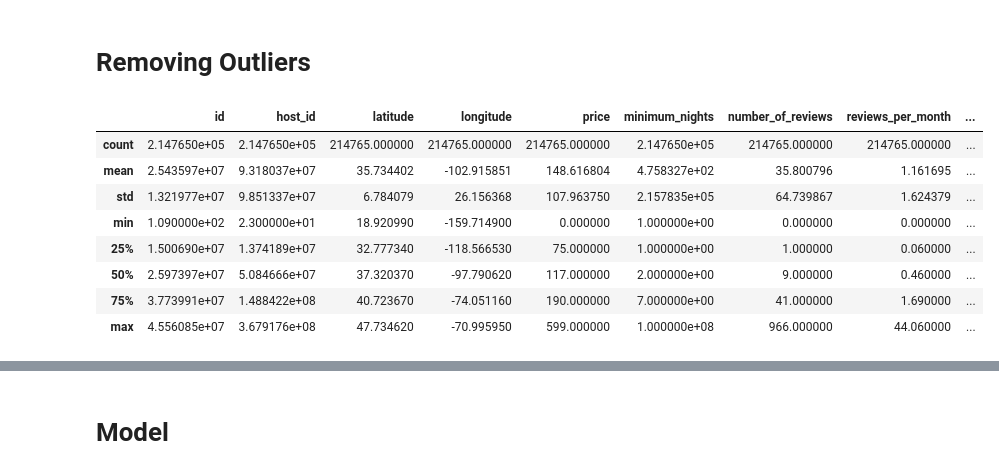
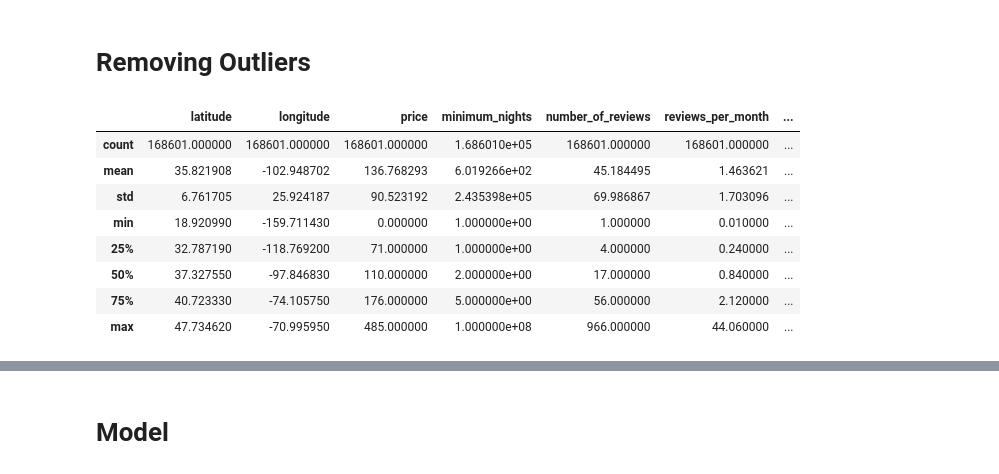
Before and after one commit to cLineman/Rental-Property-Prediction-Model, a Jupyter notebook: Working Notebooks/Models.ipynb, the cells around one changed output, grey strips where cells are left out. Drawn from its saved outputs; the diff is of its cells as text; code cells hidden in the pictures.

Commit message:
inital model and encoding complete

```diff
--- a/Working Notebooks/Models.ipynb
+++ b/Working Notebooks/Models.ipynb
@@ -8,7 +8,10 @@ import zipfile
 import scipy.stats as st
 import math
 from wordcloud import WordCloud, STOPWORDS
-
+from datetime import datetime
+from xgboost import XGBRegressor
+from sklearn.model_selection import train_test_split
+import scipy.stats as stats
 
 # suppress futurewarnings from statistical packages
 import warnings
@@ -41,7 +44,10 @@ airbnbDS = pd.read_csv("Dataset/unZipped/AB_US_2020.csv")
 
 airbnbDS = airbnbDS.drop("neighbourhood_group", axis = 1)
 
-airbnbDS = airbnbDS.fillna(value= {'name': 'N/A', 'host_name':'N/A', 'reviews_per_month': 0, 'last_review' : '00/00/00'})
+
+airbnbDS = airbnbDS.fillna(value= {'name': 'N/A', 'host_name':'N/A', 'reviews_per_month': 0})
+
+airbnbDS = airbnbDS.dropna()
 
 room_ID_dic = {'Entire home/apt': 1, 'Private room': 2,'Shared room': 3, 'Hotel room': 4}
 
@@ -57,6 +63,12 @@ city_ID_dic = {'Asheville' : 1, 'Austin' : 2, 'Boston' :3, 'Broward County' :4,
 
 
 airbnbDS['city_ID'] = airbnbDS['city'].apply(lambda x: city_ID_dic[x])
+
+airbnbDS['last_review'] = pd.to_datetime(airbnbDS['last_review'])
+
+airbnbDS['days_since_last_review'] = datetime.now() - airbnbDS['last_review']
+
+airbnbDS['days_since_last_review'] = airbnbDS['days_since_last_review'].dt.days
 # %% [output]
 [interactive output not drawn]
 Extracted all
@@ -109,6 +122,7 @@ modelDS = modelDS.drop('host_name', axis =1)
 modelDS = modelDS.drop('neighbourhood', axis =1)
 modelDS = modelDS.drop('room_type', axis =1)
 modelDS = modelDS.drop('city', axis =1)
+modelDS = modelDS.drop('last_review', axis =1)
 # %%
 modelDS
 # %% [output]
@@ -131,5 +160,5 @@ modelDS
 # Removing outliers
 lower_bound = .0
 upper_bound = .95
-airbnbDS = airbnbDS[airbnbDS['price'].between(airbnbDS['price'].quantile(lower_bound), \
-            airbnbDS['price'].quantile(upper_bound), inclusive=True)].reset_index(drop=True)
+modelDS = modelDS[modelDS['price'].between(modelDS['price'].quantile(lower_bound), \
+            modelDS['price'].quantile(upper_bound), inclusive=True)].reset_index(drop=True)
@@ -136,12 +169,12 @@ airbnbDS = airbnbDS[airbnbDS['price'].between(airbnbDS['price'].quantile(lower_b
 # %%
-airbnbDS.describe()
+modelDS.describe()
 # %% [output]
-|  | id | host_id | latitude | longitude | price | minimum_nights | number_of_reviews | reviews_per_month | ... |
-| count | 2.147650e+05 | 2.147650e+05 | 214765.000000 | 214765.000000 | 214765.000000 | 2.147650e+05 | 214765.000000 | 214765.000000 | ... |
-| mean | 2.543597e+07 | 9.318037e+07 | 35.734402 | -102.915851 | 148.616804 | 4.758327e+02 | 35.800796 | 1.161695 | ... |
-| std | 1.321977e+07 | 9.851337e+07 | 6.784079 | 26.156368 | 107.963750 | 2.157835e+05 | 64.739867 | 1.624379 | ... |
-| min | 1.090000e+02 | 2.300000e+01 | 18.920990 | -159.714900 | 0.000000 | 1.000000e+00 | 0.000000 | 0.000000 | ... |
-| 25% | 1.500690e+07 | 1.374189e+07 | 32.777340 | -118.566530 | 75.000000 | 1.000000e+00 | 1.000000 | 0.060000 | ... |
-| 50% | 2.597397e+07 | 5.084666e+07 | 37.320370 | -97.790620 | 117.000000 | 2.000000e+00 | 9.000000 | 0.460000 | ... |
-| 75% | 3.773991e+07 | 1.488422e+08 | 40.723670 | -74.051160 | 190.000000 | 7.000000e+00 | 41.000000 | 1.690000 | ... |
-| max | 4.556085e+07 | 3.679176e+08 | 47.734620 | -70.995950 | 599.000000 | 1.000000e+08 | 966.000000 | 44.060000 | ... |
+|  | latitude | longitude | price | minimum_nights | number_of_reviews | reviews_per_month | ... |
+| count | 168601.000000 | 168601.000000 | 168601.000000 | 1.686010e+05 | 168601.000000 | 168601.000000 | ... |
+| mean | 35.821908 | -102.948702 | 136.768293 | 6.019266e+02 | 45.184495 | 1.463621 | ... |
+| std | 6.761705 | 25.924187 | 90.523192 | 2.435398e+05 | 69.986867 | 1.703096 | ... |
+| min | 18.920990 | -159.711430 | 0.000000 | 1.000000e+00 | 1.000000 | 0.010000 | ... |
+| 25% | 32.787190 | -118.769200 | 71.000000 | 1.000000e+00 | 4.000000 | 0.240000 | ... |
+| 50% | 37.327550 | -97.846830 | 110.000000 | 2.000000e+00 | 17.000000 | 0.840000 | ... |
+| 75% | 40.723330 | -74.105750 | 176.000000 | 5.000000e+00 | 56.000000 | 2.120000 | ... |
+| max | 47.734620 | -70.995950 | 485.000000 | 1.000000e+08 | 966.000000 | 44.060000 | ... |
```
Also changed, not shown: parts of 17 cells of this notebook, 1 other file.
